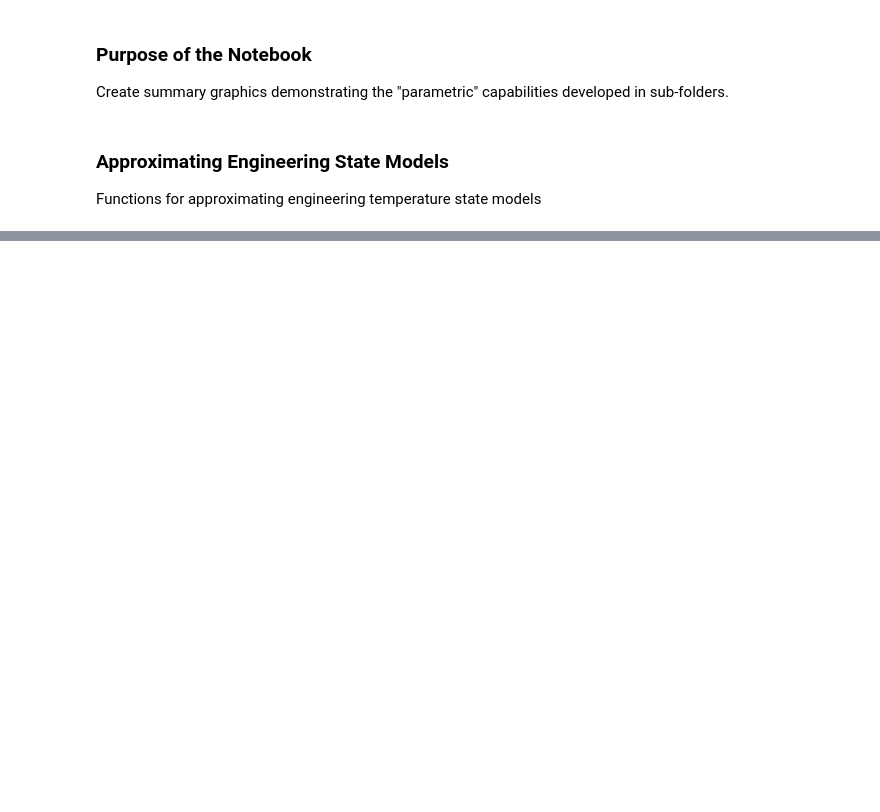
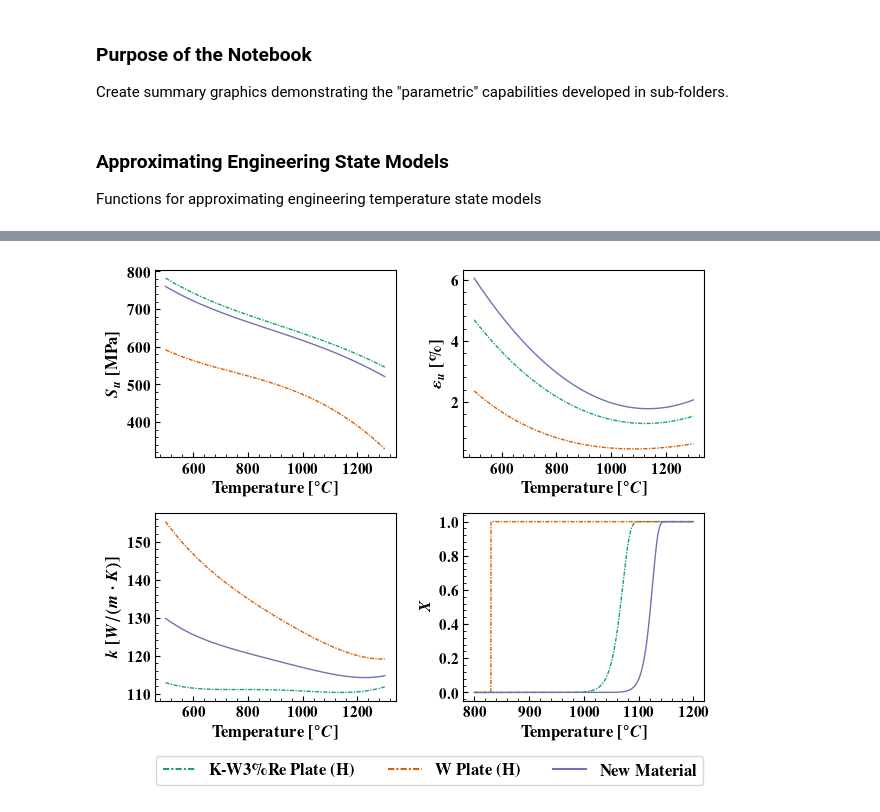
Before and after one commit to ml-ME-gatech/modeling_tungsten, a Jupyter notebook: visualization/parametric_demonstration.ipynb, the cells around one changed output, grey strips where cells are left out. Drawn from its saved outputs; the diff is of its cells as text; code cells hidden in the pictures; blank space fills up the shorter version.

Commit message:
Documentation Updates
Updates to the outer README, made some example figures when it comes to the "parametric" materials.

```diff
--- a/visualization/parametric_demonstration.ipynb
+++ b/visualization/parametric_demonstration.ipynb
@@ -62,8 +62,6 @@ def get_state_parameter_representation(material_name: str,
     for param_name in param_names:
         params.append(get_opt_parameter(material_name,param_name,xlim = xlim))
 
-    #for creep
-    params.append(0)
 
     return params
 
@@ -81 +85,81 @@ def jmak_model(t: np.ndarray,T:np.ndarray,latent_param: np.ndarray,latent_var: n
+# %%
+from matplotlib import pyplot as plt
+
+fig,axes = plt.subplot_mosaic("""
+                              AB
+                              CD
+                              EE
+                              """,
+                              height_ratios= [1,1,0.15],
+                              figsize = (6.5,5.5))
+
+axes,legend_ax = np.array([[axes['A'],axes['B']],[axes['C'],axes['D']]]),axes['E']
+# S_u, epsilon_u, k
+material_name= ['K-W3%Re Plate (H)','W Plate (H)']
+material_properties = {'uts': r'$S_u$ \textbf{[MPa]}','ue': r'$\varepsilon_u$ \textbf{[\%]}','k': r'$k$ \textbf{[$W/(m \cdot K)$]'}
+material_params = dict.fromkeys(material_name)
+material_colors = plt.get_cmap('Dark2')(np.linspace(0,0.35,3))
+
+FANTASY_MATERIAL = [0.8,0.5,0.0,30.,15.0,28,-240]
+
+temperature = np.linspace(500,1300,100)
+for j,material in enumerate(material_name):
+    material_params[material] = list(get_state_parameter_representation(material))
+    for i,material_property,ax in zip(range(3),material_properties,axes.ravel()):
+        with open(STATE_MODELS.joinpath(f'{material_property}_parametric.pkl'),'rb') as f:
+            model = pickle.load(f)
+        y = model(temperature[:,np.newaxis],material_params[material][i]).squeeze()
+        ax.plot(temperature,y,lw = 1,color = material_colors[j],ls = (0, (3, 1, 1, 1)))
+
+for i,ax,material_property in zip(range(3),axes.ravel(),material_properties):
+    with open(STATE_MODELS.joinpath(f'{material_property}_parametric.pkl'),'rb') as f:
+        model = pickle.load(f)
+    y = model(temperature[:,np.newaxis],FANTASY_MATERIAL[i]).squeeze()
+    ax.plot(temperature,y,lw = 1,color = material_colors[-1])
+
+for ax,material_property in zip(axes.ravel(),material_properties):
+    setup_axis_default(ax)
+    ax.set_xlabel(r'\textbf{Temperature [$^\circ C$]}',fontsize = 12)
+    ax.set_ylabel(material_properties[material_property],fontsize = 12)
+
+
+SECONDS_TO_HOURS = 3600.0
+HOURS_TO_YEAR = 24.0*365.0
+SECONDS_TO_YEAR = SECONDS_TO_HOURS*HOURS_TO_YEAR
+temperature = np.linspace(800,1200,1000) + 273.15
+for i,material in enumerate(['K-doped 3%Re W','Pure W']):
+    with open(RX_MODELS.joinpath(material + '_tpa_map.pkl'),'rb') as f:
+        jmak_params = pickle.load(f)['map']
+        latent_parameters = jmak_params['latent_param']
+        kbar,tbar = jmak_params['latent_variables']
+
+    material_params[material_name[i]].extend([float(kbar),float(tbar)])
+
+    Xhat = jmak_model(SECONDS_TO_YEAR*np.ones_like(temperature),temperature,latent_parameters,[kbar,tbar])
+    axes[1,1].plot(temperature - 273.15,Xhat,lw = 1,color = material_colors[i],label = material,
+                   ls = (0, (3, 1, 1, 1)))
+
+
+Xhat = jmak_model(SECONDS_TO_YEAR*np.ones_like(temperature),temperature,latent_parameters,FANTASY_MATERIAL[-4:-2])
+axes[1,1].plot(temperature - 273.15,Xhat,lw = 1,color = material_colors[-1],label = material)
+
+axes[1,1].set_xlabel(r'\textbf{Temperature [$^\circ C$]}',fontsize = 12)
+axes[1,1].set_ylabel(r'$X$',fontsize = 12)
+setup_axis_default(axes[1,1])
+legend_ax.legend(
+    handles = [plt.Line2D([0],[0],color = material_colors[i],ls = (0,(3,1,1,1)),
+                          label = r'\textbf{' + material_name.replace('%',r'\%') + '}') \
+               for i,material_name in enumerate(material_name)] + [plt.Line2D([0],[0],color = material_colors[-1],label = r'\textbf{New Material}')],
+    ncols = 3,fontsize = 12,loc = 'center'
+)
+legend_ax.axis('off')
+t = np.linspace(0,100,100)
+
+material_params['K-W3%Re Plate (H)'].extend([30.2196,-293.489])
+material_params['W Plate (H)'].extend([30.2196,-271.761])
+
+fig.tight_layout()
+fig.savefig('../.git_images/parametric_representation.svg',bbox_inches = 'tight')
+# %% [output]
+[figure, added]
 # %% [markdown]
```
Also changed, not shown: parts of 4 cells of this notebook, 26 other files.
